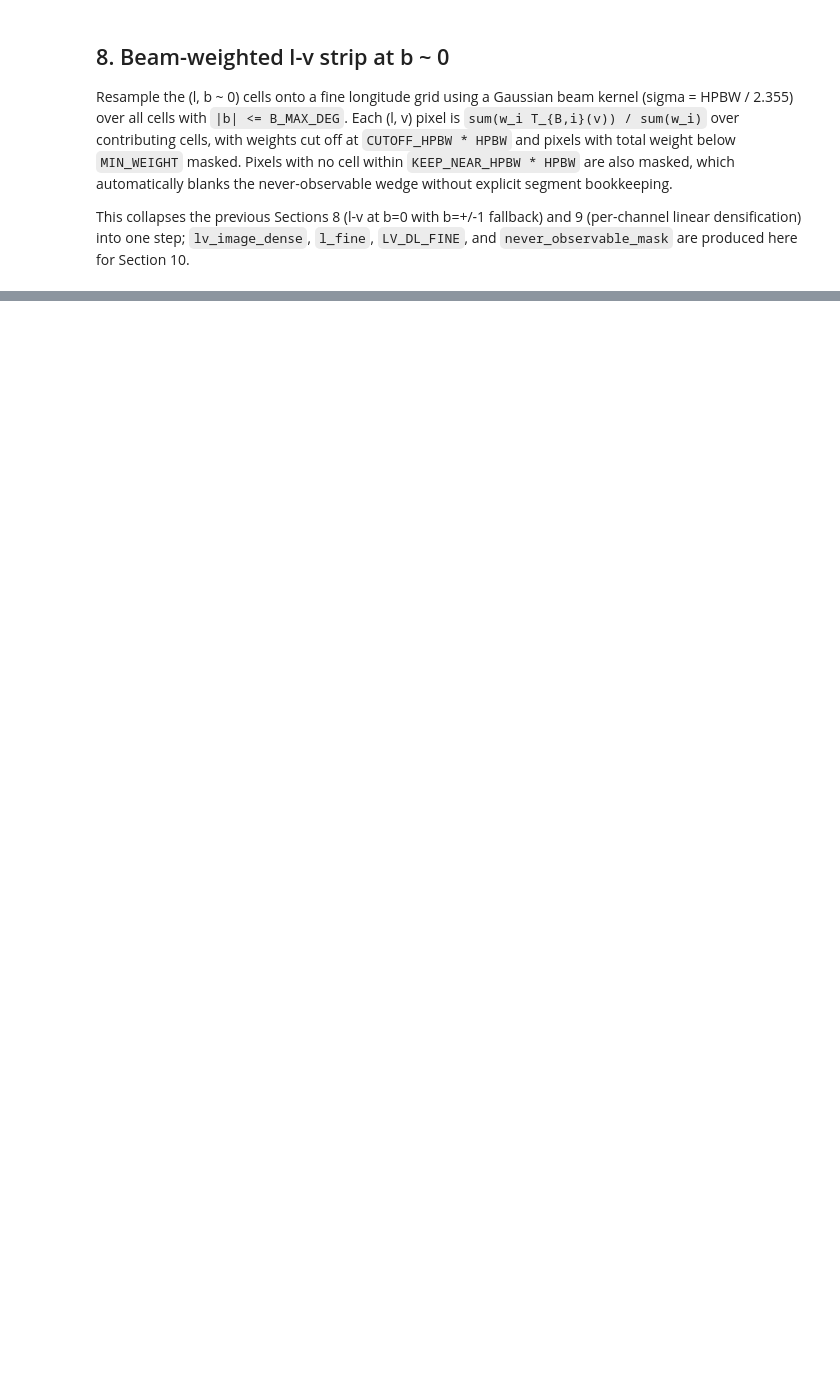
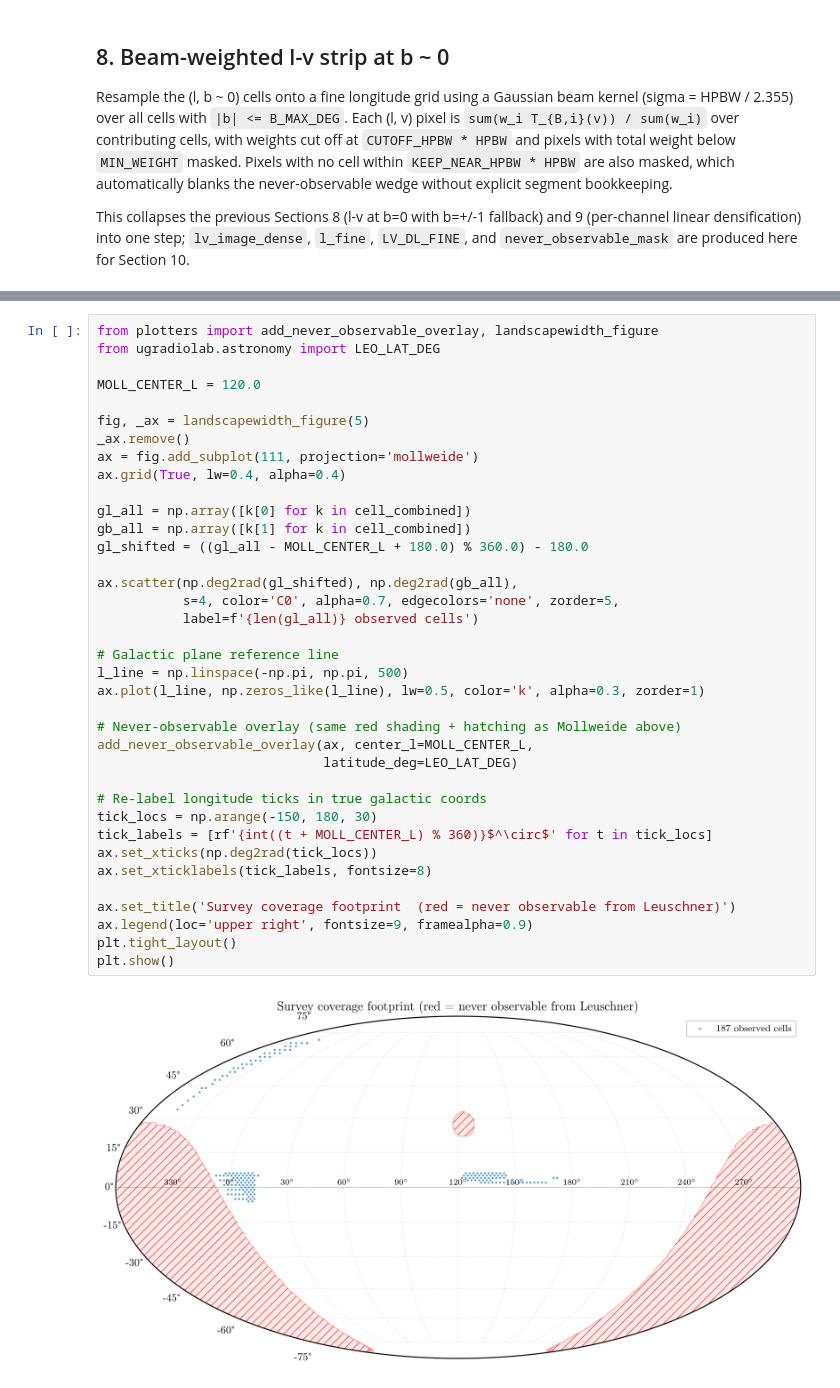
Before and after one commit to raw-asparagus/ay-121, a Jupyter notebook: labs/04/main_scan_load_lv.ipynb, the cells around one changed output, grey strips where cells are left out. Cells and saved outputs as stored; diff of their text form; blank space fills up the shorter version.

```diff
--- a/labs/04/main_scan_load_lv.ipynb
+++ b/labs/04/main_scan_load_lv.ipynb
@@ -460,0 +231,39 @@ plt.show()
+# %%
+from plotters import add_never_observable_overlay, landscapewidth_figure
+from ugradiolab.astronomy import LEO_LAT_DEG
+
+MOLL_CENTER_L = 120.0
+
+fig, _ax = landscapewidth_figure(5)
+_ax.remove()
+ax = fig.add_subplot(111, projection='mollweide')
+ax.grid(True, lw=0.4, alpha=0.4)
+
+gl_all = np.array([k[0] for k in cell_combined])
+gb_all = np.array([k[1] for k in cell_combined])
+gl_shifted = ((gl_all - MOLL_CENTER_L + 180.0) % 360.0) - 180.0
+
+ax.scatter(np.deg2rad(gl_shifted), np.deg2rad(gb_all),
+           s=4, color='C0', alpha=0.7, edgecolors='none', zorder=5,
+           label=f'{len(gl_all)} observed cells')
+
+# Galactic plane reference line
+l_line = np.linspace(-np.pi, np.pi, 500)
+ax.plot(l_line, np.zeros_like(l_line), lw=0.5, color='k', alpha=0.3, zorder=1)
+
+# Never-observable overlay (same red shading + hatching as Mollweide above)
+add_never_observable_overlay(ax, center_l=MOLL_CENTER_L,
+                             latitude_deg=LEO_LAT_DEG)
+
+# Re-label longitude ticks in true galactic coords
+tick_locs = np.arange(-150, 180, 30)
+tick_labels = [rf'{int((t + MOLL_CENTER_L) % 360)}$^\circ$' for t in tick_locs]
+ax.set_xticks(np.deg2rad(tick_locs))
+ax.set_xticklabels(tick_labels, fontsize=8)
+
+ax.set_title('Survey coverage footprint  (red = never observable from Leuschner)')
+ax.legend(loc='upper right', fontsize=9, framealpha=0.9)
+plt.tight_layout()
+plt.show()
+# %% [output]
+[figure, added]
```
Also changed, not shown: parts of 8 cells of this notebook, 6 other files.
